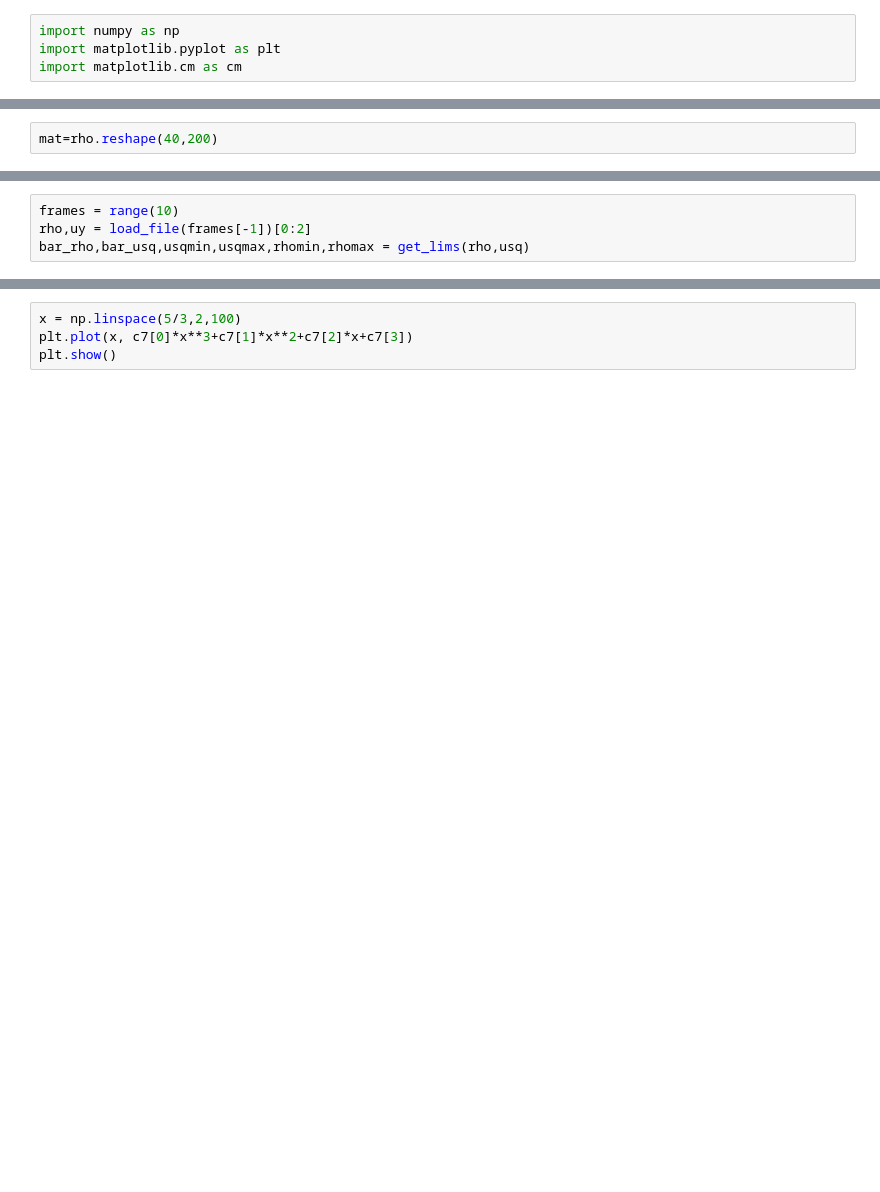
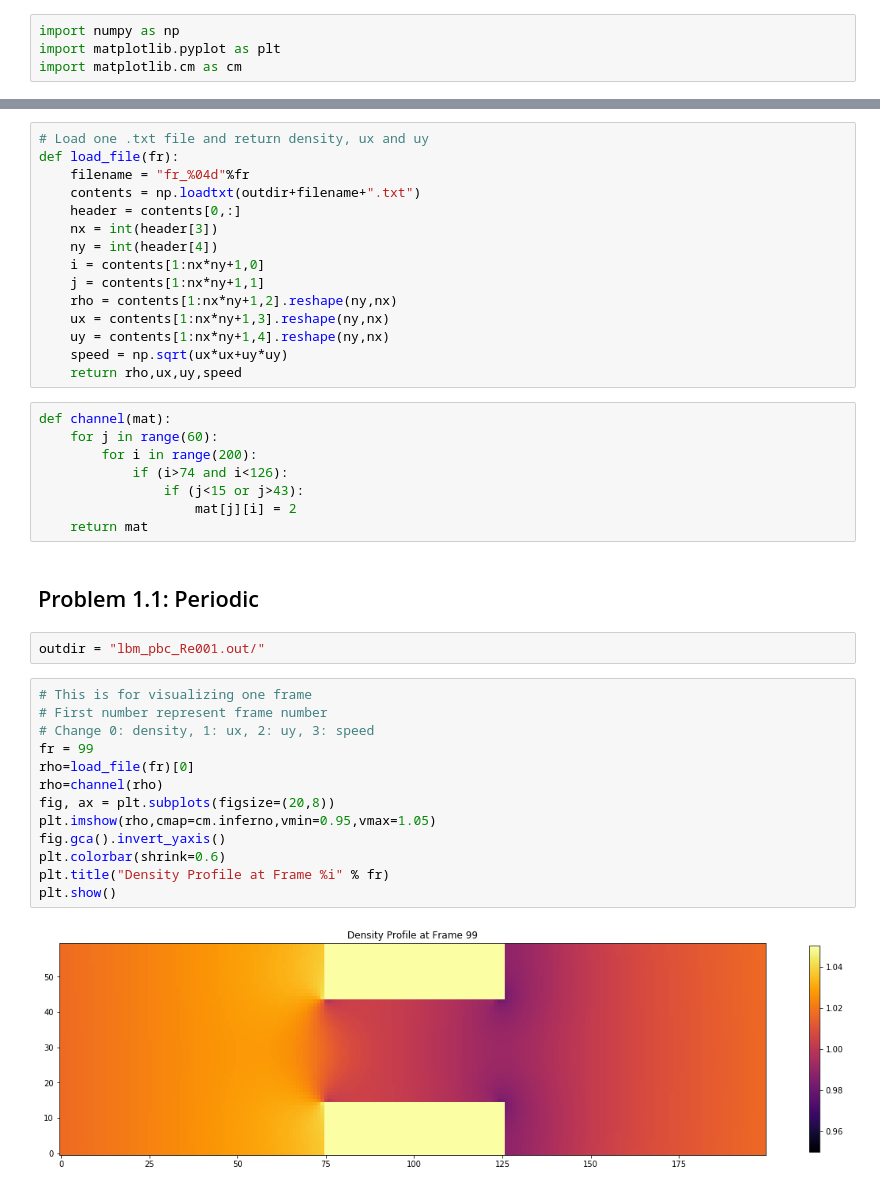
Before and after one commit to iacs-ac290r-2019/homework, a Jupyter notebook: hw2/lbm_7/viz.ipynb, the cells around one changed output, grey strips where cells are left out. Cells and saved outputs as stored; diff of their text form; blank space fills up the shorter version.

```diff
--- a/hw2/lbm_7/viz.ipynb
+++ b/hw2/lbm_7/viz.ipynb
@@ -131,2 +4,0 @@ plt.show()
-# %%
-mat=rho.reshape(40,200)
@@ -169,4 +4,0 @@ def get_lims(rho,usq):
-# %%
-frames = range(10)
-rho,uy = load_file(frames[-1])[0:2]
-bar_rho,bar_usq,usqmin,usqmax,rhomin,rhomax = get_lims(rho,usq)
@@ -363,4 +5,42 @@ c7
-# %%
-x = np.linspace(5/3,2,100)
-plt.plot(x, c7[0]*x**3+c7[1]*x**2+c7[2]*x+c7[3])
-plt.show()
+# %%
+# Load one .txt file and return density, ux and uy
+def load_file(fr):
+    filename = "fr_%04d"%fr
+    contents = np.loadtxt(outdir+filename+".txt")
+    header = contents[0,:]
+    nx = int(header[3])
+    ny = int(header[4])
+    i = contents[1:nx*ny+1,0]
+    j = contents[1:nx*ny+1,1]
+    rho = contents[1:nx*ny+1,2].reshape(ny,nx)
+    ux = contents[1:nx*ny+1,3].reshape(ny,nx)
+    uy = contents[1:nx*ny+1,4].reshape(ny,nx)
+    speed = np.sqrt(ux*ux+uy*uy)
+    return rho,ux,uy,speed
+# %%
+def channel(mat):
+    for j in range(60):
+        for i in range(200):
+            if (i>74 and i<126):
+                if (j<15 or j>43):
+                    mat[j][i] = 2
+    return mat
+# %% [markdown]
+## Problem 1.1: Periodic
+# %%
+outdir = "lbm_pbc_Re001.out/"
+# %%
+# This is for visualizing one frame
+# First number represent frame number
+# Change 0: density, 1: ux, 2: uy, 3: speed
+fr = 99
+rho=load_file(fr)[0]
+rho=channel(rho)
+fig, ax = plt.subplots(figsize=(20,8))
+plt.imshow(rho,cmap=cm.inferno,vmin=0.95,vmax=1.05)
+fig.gca().invert_yaxis()
+plt.colorbar(shrink=0.6)
+plt.title("Density Profile at Frame %i" % fr)
+plt.show()
+# %% [output]
+[figure, added]
```
Also changed, not shown: parts of 58 cells of this notebook.
